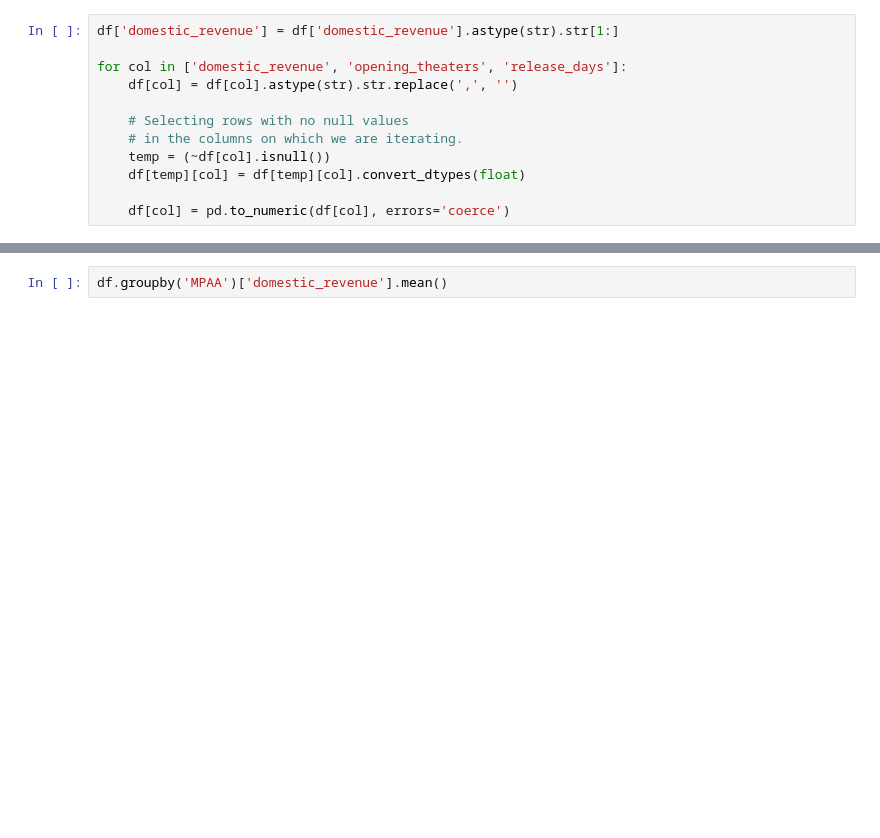
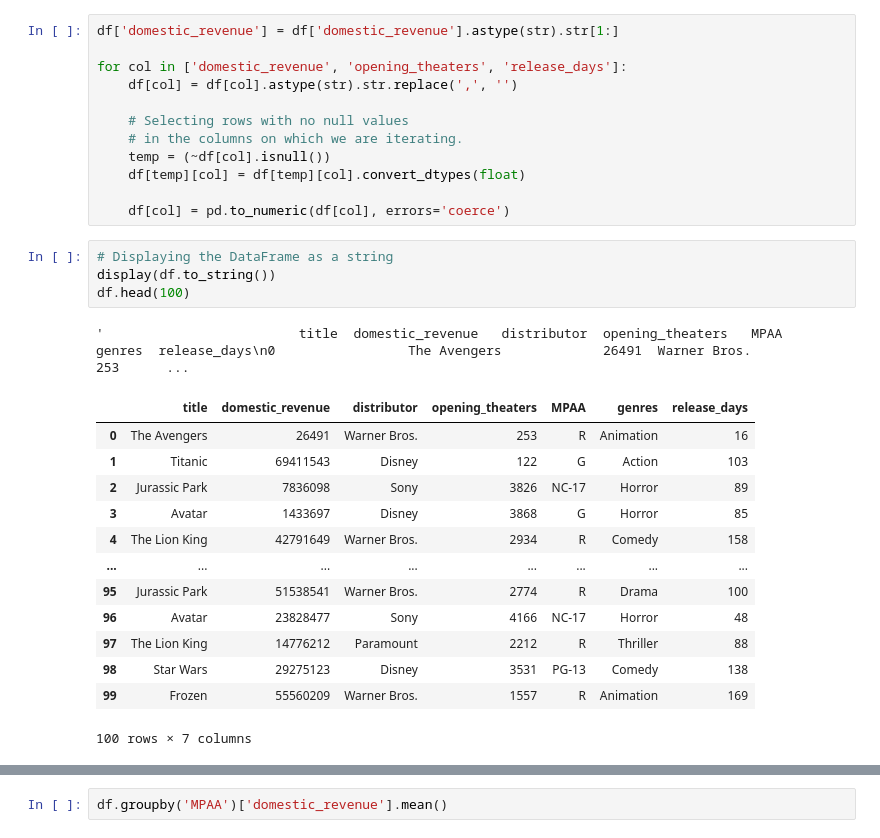
Before and after one commit to Shakiran-Nannyombi/Shakiran-Nannyombi-Recess, a Jupyter notebook: Machine_learning/class/LinearRegression.ipynb, the cells around one changed output, grey strips where cells are left out. Saved outputs shown, nothing was run; the diff lists cells and outputs as text; blank space fills up the shorter version.

```diff
--- a/Machine_learning/class/LinearRegression.ipynb
+++ b/Machine_learning/class/LinearRegression.ipynb
@@ -146,4 +163,23 @@ for col in ['domestic_revenue', 'opening_theaters', 'release_days']:
     df[temp][col] = df[temp][col].convert_dtypes(float)
 
     df[col] = pd.to_numeric(df[col], errors='coerce')
+# %%
+# Displaying the DataFrame as a string
+display(df.to_string())
+df.head(100)
+# %% [output]
+'                         title  domestic_revenue   distributor  opening_theaters   MPAA     genres  release_days\n0                 The Avengers             26491  Warner Bros.               253      ...
+|  | title | domestic_revenue | distributor | opening_theaters | MPAA | genres | release_days |
+| 0 | The Avengers | 26491 | Warner Bros. | 253 | R | Animation | 16 |
+| 1 | Titanic | 69411543 | Disney | 122 | G | Action | 103 |
+| 2 | Jurassic Park | 7836098 | Sony | 3826 | NC-17 | Horror | 89 |
+| 3 | Avatar | 1433697 | Disney | 3868 | G | Horror | 85 |
+| 4 | The Lion King | 42791649 | Warner Bros. | 2934 | R | Comedy | 158 |
+| ... | ... | ... | ... | ... | ... | ... | ... |
+| 95 | Jurassic Park | 51538541 | Warner Bros. | 2774 | R | Drama | 100 |
+| 96 | Avatar | 23828477 | Sony | 4166 | NC-17 | Horror | 48 |
+| 97 | The Lion King | 14776212 | Paramount | 2212 | R | Thriller | 88 |
+| 98 | Star Wars | 29275123 | Disney | 3531 | PG-13 | Comedy | 138 |
+| 99 | Frozen | 55560209 | Warner Bros. | 1557 | R | Animation | 169 |
+100 rows × 7 columns
 # %%
```
Also changed, not shown: parts of 9 cells of this notebook, 13 other files.
